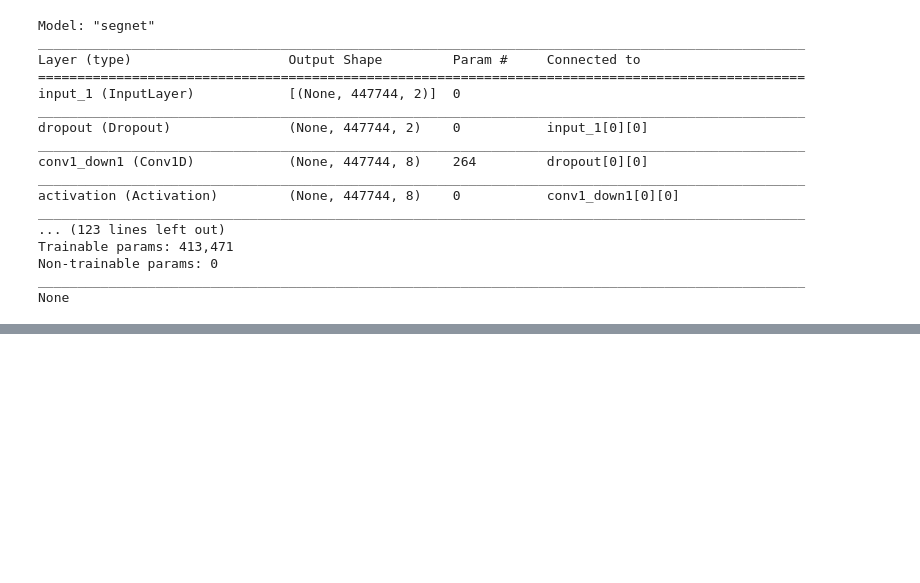
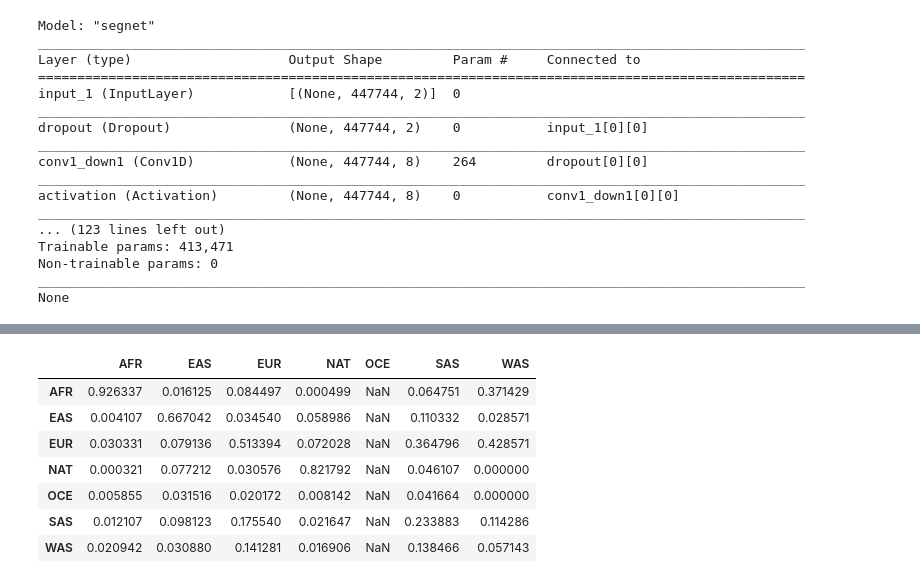
Before and after one commit to maguirre1/deepLAI, a Jupyter notebook: model/sandbox.ipynb, the cells around one changed output, grey strips where cells are left out. Cells and saved outputs as stored; diff of their text form; code cells hidden in the pictures; blank space fills up the shorter version.

```diff
--- a/model/sandbox.ipynb
+++ b/model/sandbox.ipynb
@@ -205,3 +247,15 @@ pd.DataFrame(confusion_matrix(Y_dev.dot(np.arange(nc-int(not oce))).flatten(), Y
+# %%
+# rows are truth, columns are predictions -- normalized by predictions (columns)
+pd.DataFrame(conf, columns=labels, index=labels).divide(to_categorical(Y_hat).sum(axis=0).sum(axis=0))
+# %% [output]
+|  | AFR | EAS | EUR | NAT | OCE | SAS | WAS |
+| AFR | 0.926337 | 0.016125 | 0.084497 | 0.000499 | NaN | 0.064751 | 0.371429 |
+| EAS | 0.004107 | 0.667042 | 0.034540 | 0.058986 | NaN | 0.110332 | 0.028571 |
+| EUR | 0.030331 | 0.079136 | 0.513394 | 0.072028 | NaN | 0.364796 | 0.428571 |
+| NAT | 0.000321 | 0.077212 | 0.030576 | 0.821792 | NaN | 0.046107 | 0.000000 |
+| OCE | 0.005855 | 0.031516 | 0.020172 | 0.008142 | NaN | 0.041664 | 0.000000 |
+| SAS | 0.012107 | 0.098123 | 0.175540 | 0.021647 | NaN | 0.233883 | 0.114286 |
+| WAS | 0.020942 | 0.030880 | 0.141281 | 0.016906 | NaN | 0.138466 | 0.057143 |
 # %%
 for i in range(Y_hat.shape[0]):
     print((i, [np.count_nonzero(Y_hat[i,:]==j) for j in range(Y_hat_p.shape[-1])],
```
Also changed, not shown: parts of 12 cells of this notebook.
